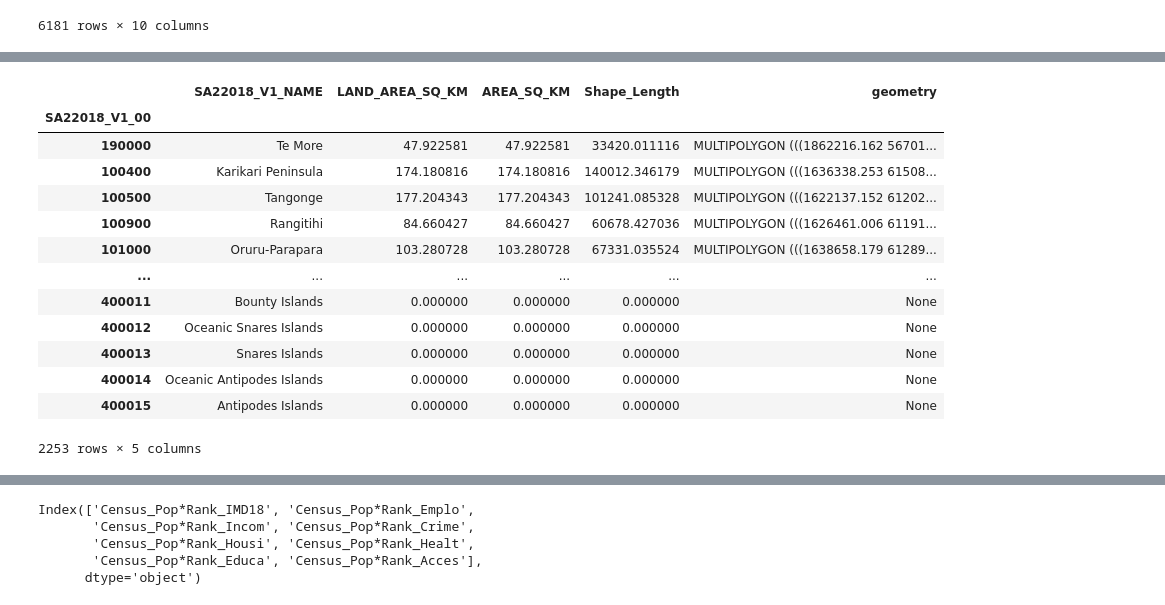
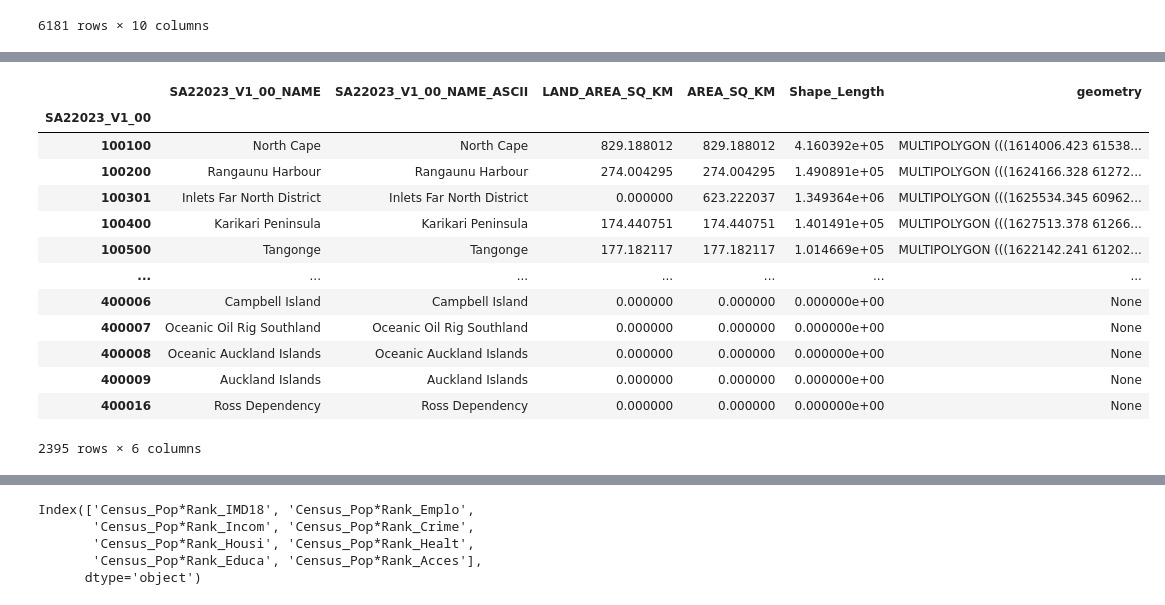
Before and after one commit to UoA-eResearch/IMD, a Jupyter notebook: IMD2018 to SA2.ipynb, the cells around one changed output, grey strips where cells are left out. Drawn from its saved outputs; the diff is of its cells as text; code cells hidden in the pictures.

```diff
--- a/IMD2018 to SA2.ipynb
+++ b/IMD2018 to SA2.ipynb
@@ -60,19 +59,19 @@ imd.geometry = imd.representative_point()
 # %%
-sa2 = gpd.read_file("input/statsnzstatistical-area-2-2018-generalised-FGDB.zip!statistical-area-2-2018-generalised.gdb")
-sa2 = sa2.set_index("SA22018_V1_00")
+sa2 = gpd.read_file("input/statsnz-statistical-area-2-2023-generalised-FGDB.zip!statistical-area-2-2023-generalised.gdb")
+sa2 = sa2.set_index("SA22023_V1_00")
 sa2
 # %% [output]
-|  | SA22018_V1_NAME | LAND_AREA_SQ_KM | AREA_SQ_KM | Shape_Length | geometry |
-| SA22018_V1_00 |  |  |  |  |  |
-| 190000 | Te More | 47.922581 | 47.922581 | 33420.011116 | MULTIPOLYGON (((1862216.162 56701... |
-| 100400 | Karikari Peninsula | 174.180816 | 174.180816 | 140012.346179 | MULTIPOLYGON (((1636338.253 61508... |
-| 100500 | Tangonge | 177.204343 | 177.204343 | 101241.085328 | MULTIPOLYGON (((1622137.152 61202... |
-| 100900 | Rangitihi | 84.660427 | 84.660427 | 60678.427036 | MULTIPOLYGON (((1626461.006 61191... |
-| 101000 | Oruru-Parapara | 103.280728 | 103.280728 | 67331.035524 | MULTIPOLYGON (((1638658.179 61289... |
-| ... | ... | ... | ... | ... | ... |
-| 400011 | Bounty Islands | 0.000000 | 0.000000 | 0.000000 | None |
-| 400012 | Oceanic Snares Islands | 0.000000 | 0.000000 | 0.000000 | None |
-| 400013 | Snares Islands | 0.000000 | 0.000000 | 0.000000 | None |
-| 400014 | Oceanic Antipodes Islands | 0.000000 | 0.000000 | 0.000000 | None |
-| 400015 | Antipodes Islands | 0.000000 | 0.000000 | 0.000000 | None |
+|  | SA22023_V1_00_NAME | SA22023_V1_00_NAME_ASCII | LAND_AREA_SQ_KM | AREA_SQ_KM | Shape_Length | geometry |
+| SA22023_V1_00 |  |  |  |  |  |  |
+| 100100 | North Cape | North Cape | 829.188012 | 829.188012 | 4.160392e+05 | MULTIPOLYGON (((1614006.423 61538... |
+| 100200 | Rangaunu Harbour | Rangaunu Harbour | 274.004295 | 274.004295 | 1.490891e+05 | MULTIPOLYGON (((1624166.328 61272... |
+| 100301 | Inlets Far North District | Inlets Far North District | 0.000000 | 623.222037 | 1.349364e+06 | MULTIPOLYGON (((1625534.345 60962... |
+| 100400 | Karikari Peninsula | Karikari Peninsula | 174.440751 | 174.440751 | 1.401491e+05 | MULTIPOLYGON (((1627513.378 61266... |
+| 100500 | Tangonge | Tangonge | 177.182117 | 177.182117 | 1.014669e+05 | MULTIPOLYGON (((1622142.241 61202... |
+| ... | ... | ... | ... | ... | ... | ... |
+| 400006 | Campbell Island | Campbell Island | 0.000000 | 0.000000 | 0.000000e+00 | None |
+| 400007 | Oceanic Oil Rig Southland | Oceanic Oil Rig Southland | 0.000000 | 0.000000 | 0.000000e+00 | None |
+| 400008 | Oceanic Auckland Islands | Oceanic Auckland Islands | 0.000000 | 0.000000 | 0.000000e+00 | None |
+| 400009 | Auckland Islands | Auckland Islands | 0.000000 | 0.000000 | 0.000000e+00 | None |
+| 400016 | Ross Dependency | Ross Dependency | 0.000000 | 0.000000 | 0.000000e+00 | None |
-2253 rows × 5 columns
+2395 rows × 6 columns
```
Also changed, not shown: parts of 12 cells of this notebook, 3 other files.
